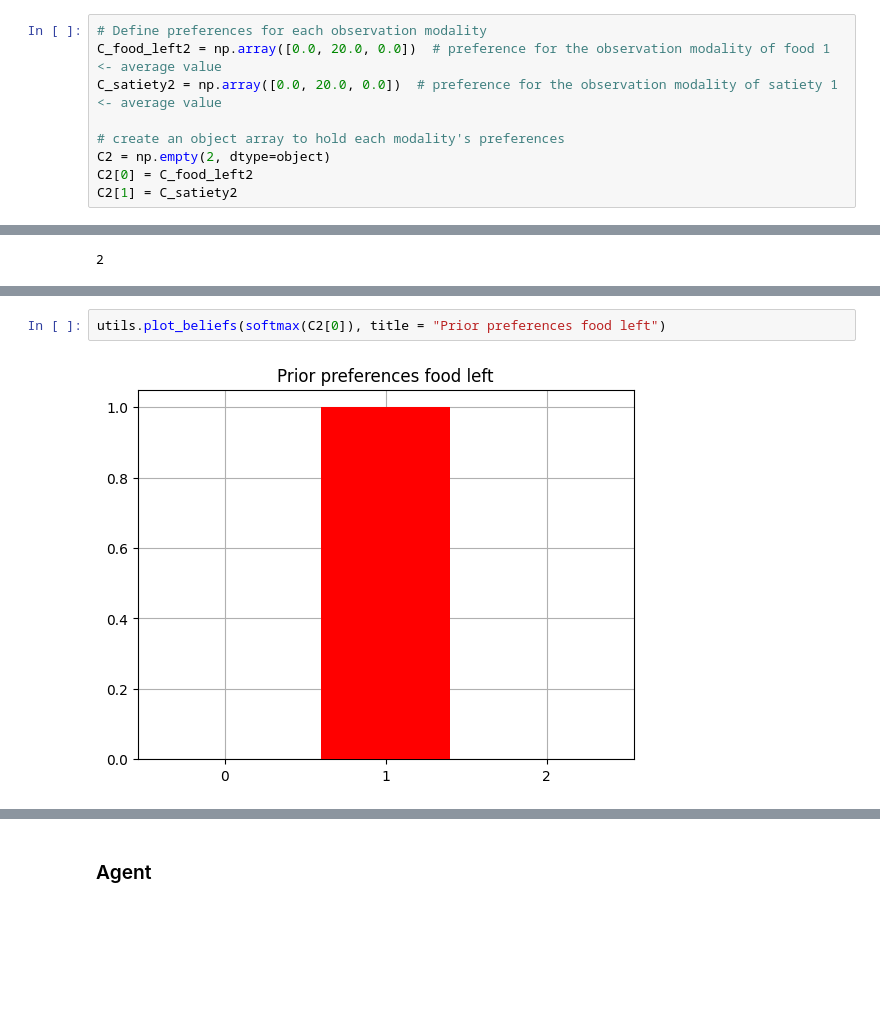
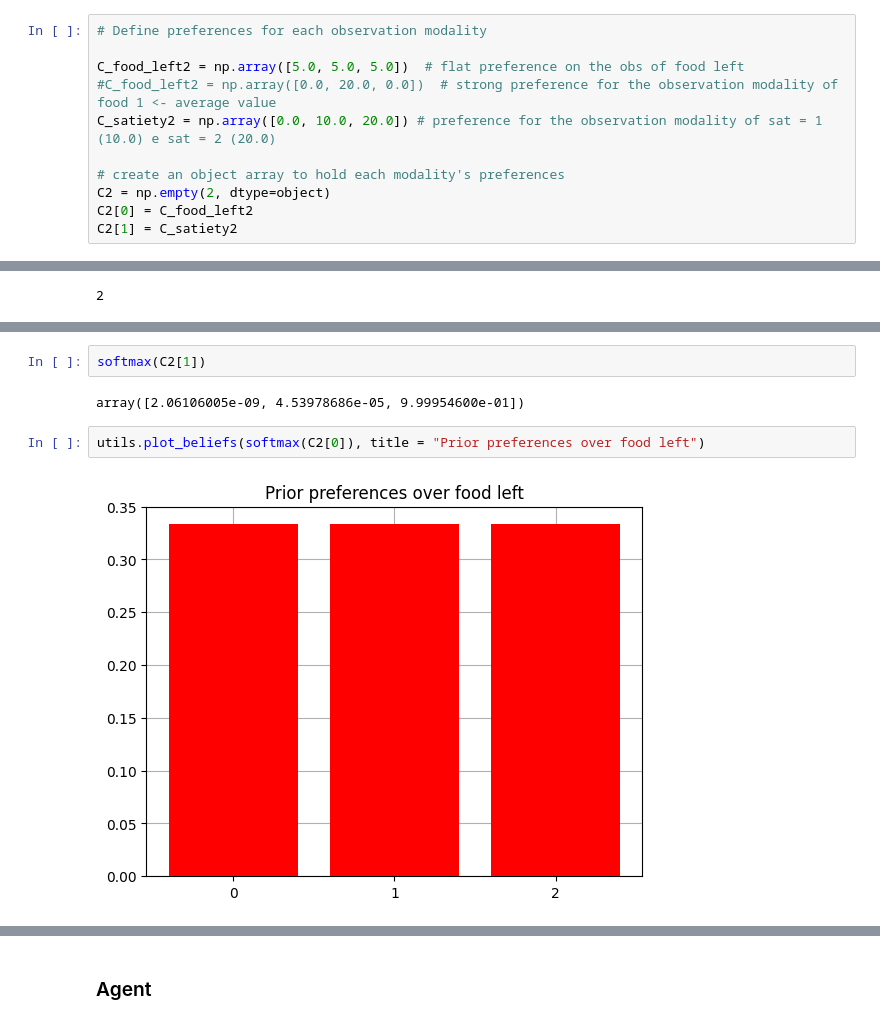
Before and after one commit to mahault/Multi-agent-sustainability, a Jupyter notebook: Sust_AIF.ipynb, the cells around one changed output, grey strips where cells are left out. Cells and saved outputs as stored; diff of their text form; blank space fills up the shorter version.

```diff
--- a/Sust_AIF.ipynb
+++ b/Sust_AIF.ipynb
@@ -1387,7 +1663,9 @@ len(C2)
 # %%
 # Define preferences for each observation modality
-C_food_left2 = np.array([0.0, 20.0, 0.0])  # preference for the observation modality of food 1 <- average value
-C_satiety2 = np.array([0.0, 20.0, 0.0])  # preference for the observation modality of satiety 1 <- average value
+
+C_food_left2 = np.array([5.0, 5.0, 5.0])  # flat preference on the obs of food left
+#C_food_left2 = np.array([0.0, 20.0, 0.0])  # strong preference for the observation modality of food 1 <- average value
+C_satiety2 = np.array([0.0, 10.0, 20.0]) # preference for the observation modality of sat = 1 (10.0) e sat = 2 (20.0)
 
 # create an object array to hold each modality's preferences
 C2 = np.empty(2, dtype=object)
@@ -1412,7 +1690,11 @@ Preferences for observation modality 1: [ 0. 20.  0.]
+# %%
+softmax(C2[1])
+# %% [output]
+array([2.06106005e-09, 4.53978686e-05, 9.99954600e-01])
 # %%
-utils.plot_beliefs(softmax(C2[0]), title = "Prior preferences food left")
+utils.plot_beliefs(softmax(C2[0]), title = "Prior preferences over food left")
 # %% [output]
-[figure, old version]
+[figure, new version]
 # %%
 utils.plot_beliefs(softmax(C2[1]), title = "Prior preferences over satiety")
 # %% [output]
```
Also changed, not shown: parts of 285 cells of this notebook.
